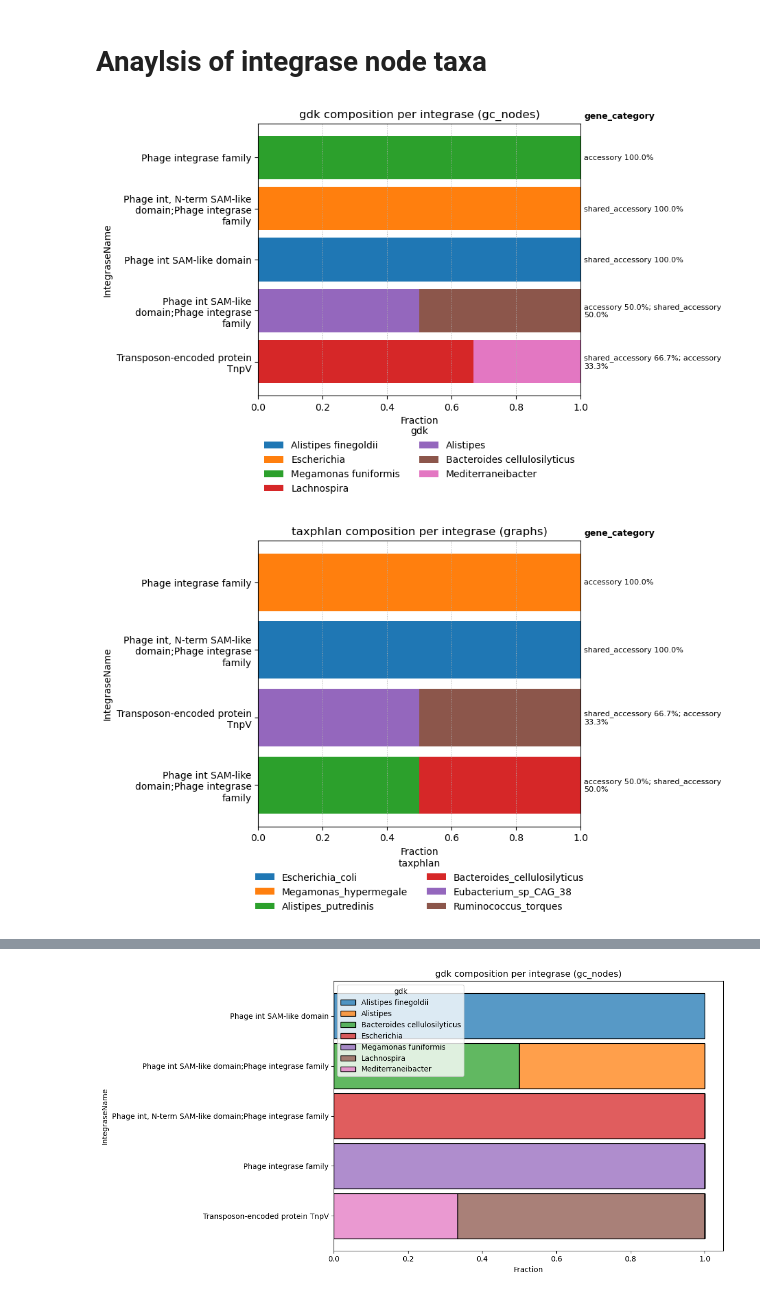
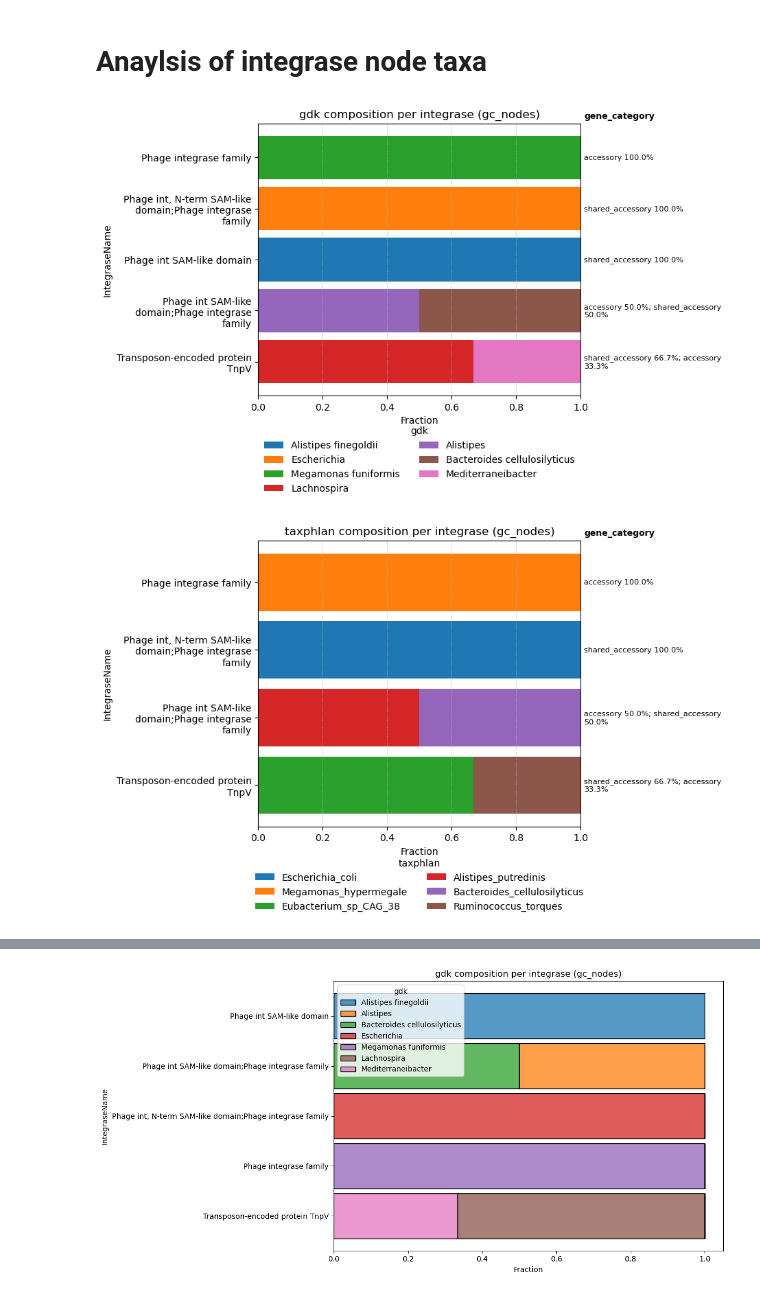
Before and after one commit to IngiumDev/bgc-subgraph-search, a Jupyter notebook: AMR_analysis/analyze_amr_integrase_node_prevalance.ipynb, the cells around one changed output, grey strips where cells are left out. Drawn from its saved outputs; the diff is of its cells as text; code cells hidden in the pictures.

```diff
--- a/AMR_analysis/analyze_amr_integrase_node_prevalance.ipynb
+++ b/AMR_analysis/analyze_amr_integrase_node_prevalance.ipynb
@@ -715,12 +715,12 @@ def stacked_composition_barh(
 # %%
 stacked_composition_barh(integrase_tax_df, "gdk", top_taxa=8, top_integrases=20, value="gc_nodes",
                          legend_where="bottom", gene_cat_top=3)
 
-stacked_composition_barh(integrase_tax_df, "taxphlan", top_taxa=8, top_integrases=20, value="graphs",
+stacked_composition_barh(integrase_tax_df, "taxphlan", top_taxa=8, top_integrases=20, value="gc_nodes",
                          legend_where="bottom", gene_cat_top=3)
 
-stacked_composition_barh(integrase_tax_df, "msp", top_taxa=8, top_integrases=20, value="graphs",
+stacked_composition_barh(integrase_tax_df, "msp", top_taxa=8, top_integrases=20, value="gc_nodes",
                          legend_where="bottom", gene_cat_top=3)
 # %% [output]
 [figure]
-[figure, old version]
+[figure, new version]
```
Also changed, not shown: parts of 3 cells of this notebook.
